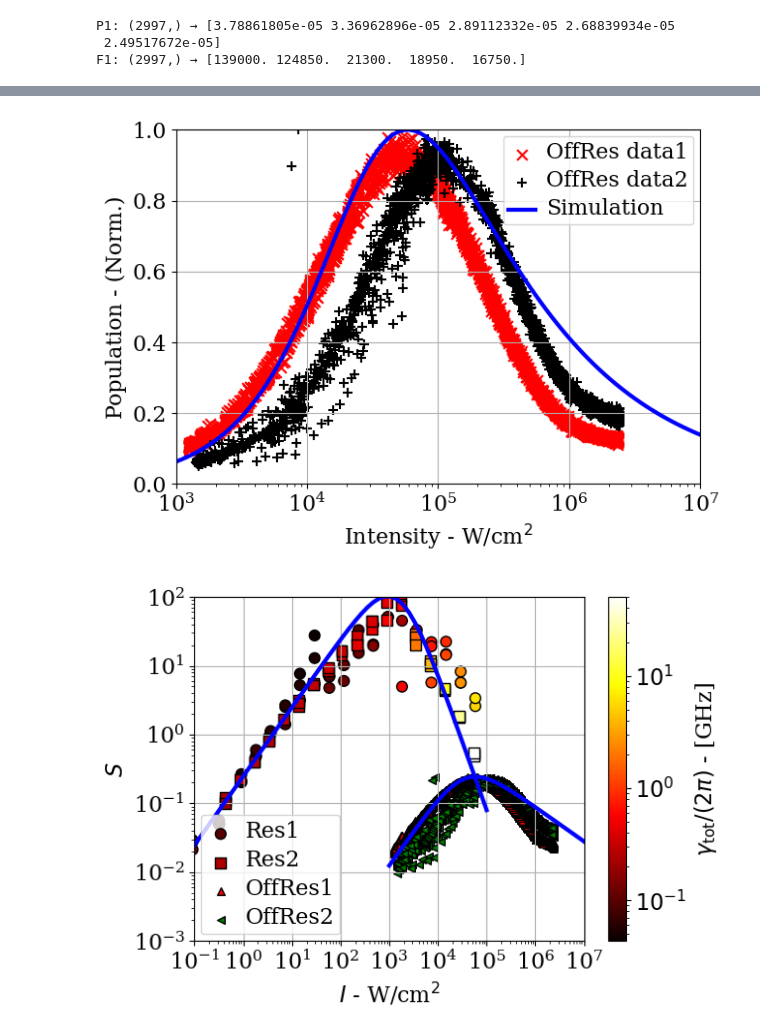
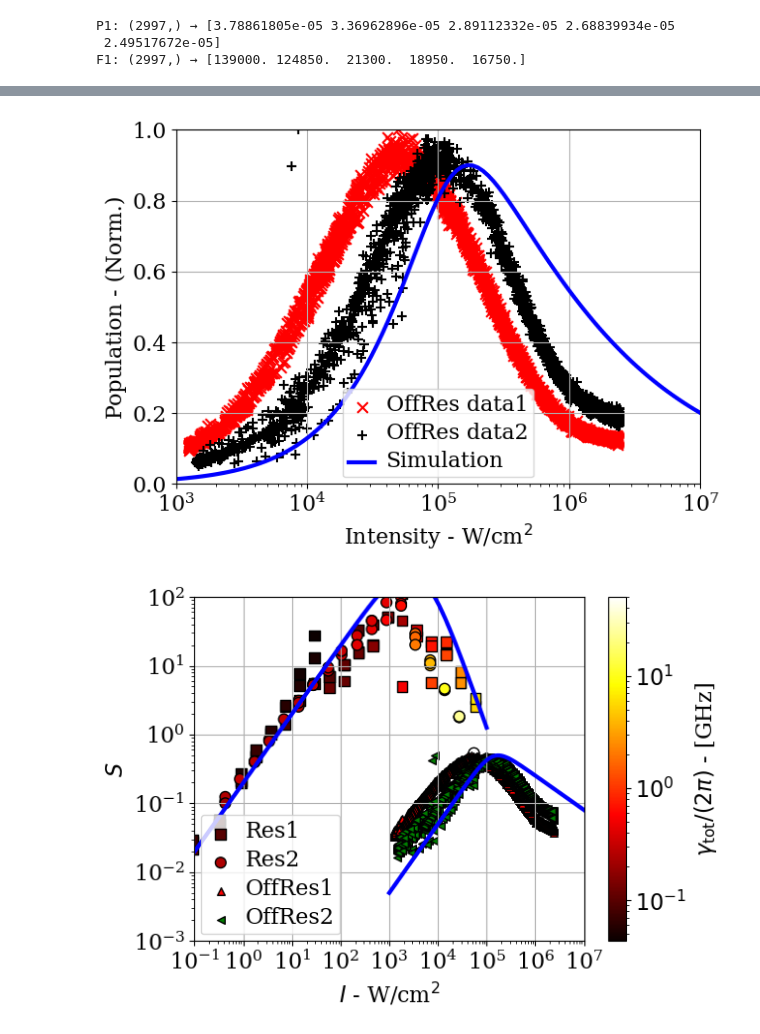
Before and after one commit to Daniele-PyBECTN/molecular_quantum_optics, a Jupyter notebook: Anomalous_saturation/modelling_on_data_analysis/modelling_power_scans.ipynb, the cells around one changed output, grey strips where cells are left out. Cells and saved outputs as stored; diff of their text form; code cells hidden in the pictures.

```diff
--- a/Anomalous_saturation/modelling_on_data_analysis/modelling_power_scans.ipynb
+++ b/Anomalous_saturation/modelling_on_data_analysis/modelling_power_scans.ipynb
@@ -23,14 +23,14 @@ N_int = 50
 vI = np.logspace(-1, 5, N_int)  # vector intensity in W/cm^2
 
 NDe = 20000
-vDelta = np.linspace(-200,200,NDe)    #vector Detuning in GHz (frequency, already without 2/pi)
+vDelta = np.linspace(-80,80,NDe)    #vector Detuning in GHz (frequency, already without 2/pi)
 
-Isat = 8e-2    # W/(cm^2)
+Isat = 4e-1    # W/(cm^2)
 Om_s = 1e-2     # GHz (frequency, already without 2/pi)
 
-gam = .2    # radiative rate in GHz
+gam = .1    # radiative rate in GHz
 
-dark_state_gauge = 8e-6
+dark_state_gauge = 1e-5
 scaling_exp_ds = 1.5
 
 arr_res_pop = np.zeros(shape=(N_int,NDe) )  #array to store the population
@@ -364,7 +364,7 @@ vI_off = np.logspace(3, 7, N_int_off)  # vector intensity in W/cm^2
 gam_v = 20
 eta = .2
 
-suppress_off = 1e-2
+suppress_off = 1e0
 
 arr_pop_off = np.zeros(N_int_off)
 
@@ -372,14 +372,18 @@ arr_pop_off = np.zeros(N_int_off)
 for nI, Ioff in enumerate(vI_off):
     Om = Om_s * (Ioff/Isat)**.5
 
-    Gam_pump = eta**2 * Om**2 / gam_v
-    Gam_p1 = dark_state_gauge * Om_s * (Ioff/Isat)**(1.*scaling_exp_ds) * eta**3
+    #Gam_pump = eta**2 * Om**2 / gam_v
+    Gam_p1 = dark_state_gauge * Om_s * (Ioff/Isat)**(1.*scaling_exp_ds) #* eta**2
 
+    Gam_pump = eta**2 * Om**2 / (gam_v**2 + Gam_p1**2 *suppress_off )**.5
+    c_jumps = [ gam **.5 * s_, Gam_pump**.5 * s_.dag() ]
 
     H = 0 * s_.dag()*s_
-    c_jumps = [ (gam + Gam_p1)**.5 * s_, Gam_pump**.5 * s_.dag() ]
+    #c_jumps = [ (gam + Gam_p1)**.5 * s_, Gam_pump**.5 * s_.dag() ]
     rhoss = steadystate(H, c_jumps)
     arr_pop_off[nI] = expect(s_.dag()*s_, rhoss)
+    if nI % 10 == 0:
+        print( Ioff, np.around(100*Gam_p1/gam_v, decimals=1) )
 
 print(np.amax(arr_pop_off))
 S_off_sim = arr_pop_off / (1.-arr_pop_off)
@@ -388,35 +402,35 @@ S_off_sim = arr_pop_off / (1.-arr_pop_off)
 # %%
 plt.scatter(I_off1, Fluo_off1/np.amax(Fluo_off1), color='red', marker='x', s=60, label=r"OffRes data1")
 plt.scatter(I_off2, Fluo_off2/np.amax(Fluo_off2), color='black', marker='+', s=60, label=r"OffRes data2")
 
-plt.plot(vI_off, arr_pop_off/np.amax(arr_pop_off), linewidth=3, color='blue', label=r'Simulation')
+plt.plot(vI_off, .9*arr_pop_off/np.amax(arr_pop_off), linewidth=3, color='blue', label=r'Simulation')
 
 plt.xscale('log')
 #plt.yscale('log')
 plt.xlim(1e3,1e7)
 plt.ylim(0,1)
 
 plt.xlabel(r"Intensity - W/cm$^2$", fontdict=font)
 plt.ylabel(r"Population - (Norm.)", fontdict=font)
 
 leg = plt.legend()
 for text in leg.get_texts():
     text.set_fontsize(font['size'])
     text.set_fontname(font['family'])
     text.set_weight(font['weight'])
     text.set_color(font['color'])
 
 plt.xticks(fontsize=font['size'], fontname=font['family'], weight=font['weight'], color=font['color'])
 plt.yticks(fontsize=font['size'], fontname=font['family'], weight=font['weight'], color=font['color'])
 
 plt.grid()
 
 plt.tight_layout()
 # Adjust layout
 plt.gcf().set_size_inches(170 / 25.4, 120 / 25.4)
 plt.show()
 # %% [output]
-[figure, old version]
+[figure, new version]
 # %%
 sat_off1 = np.amax(arr_pop_off)
 S_off1 = sat_off1*Fluo_off1/np.amax(Fluo_off1) / (1.-sat_off1*Fluo_off1/np.amax(Fluo_off1))
@@ -440,7 +454,7 @@ sc1 = plt.scatter(
     norm=norm,
     s=60,
     edgecolor='k',
-    marker='o',
+    marker='s',
     label="Res1"
 )
 
@@ -451,7 +465,7 @@ sc2 = plt.scatter(
     norm=norm,
     s=60,
     edgecolor='k',
-    marker='s',
+    marker='o',
     label="Res2"
 )
 
@@ -517,4 +531,4 @@ plt.tight_layout()
 plt.gcf().set_size_inches(170 / 25.4, 120 / 25.4)
 plt.show()
 # %% [output]
-[figure, old version]
+[figure, new version]
```
Also changed, not shown: parts of 2 cells of this notebook, 2 other files.
